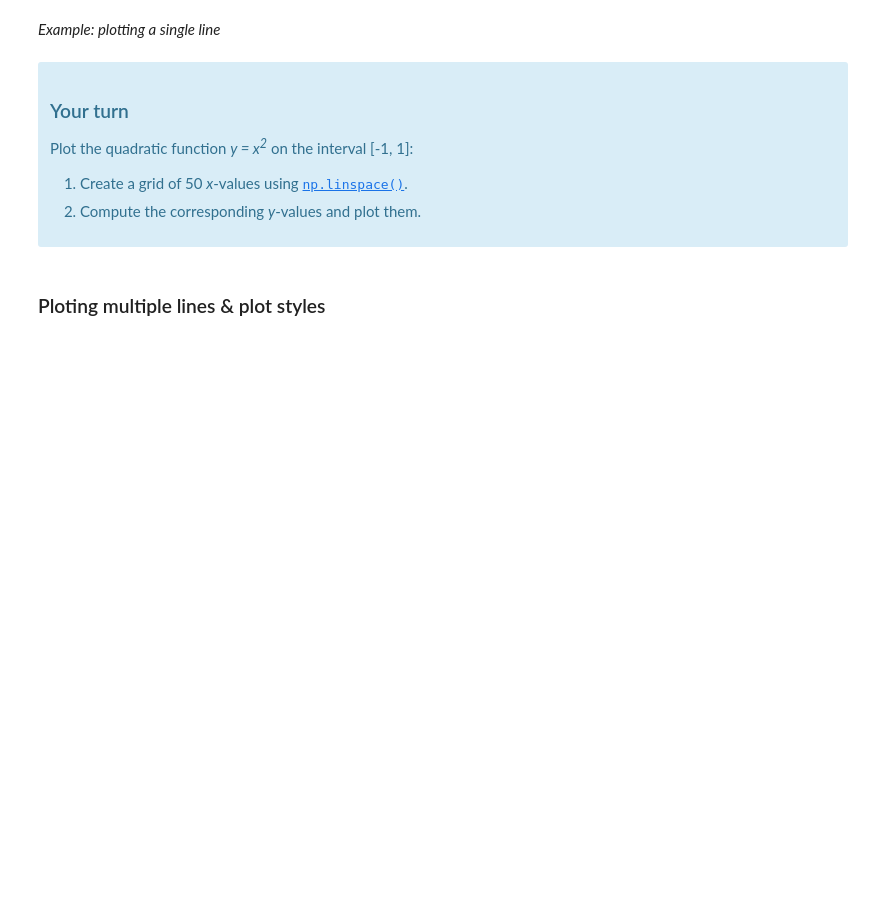
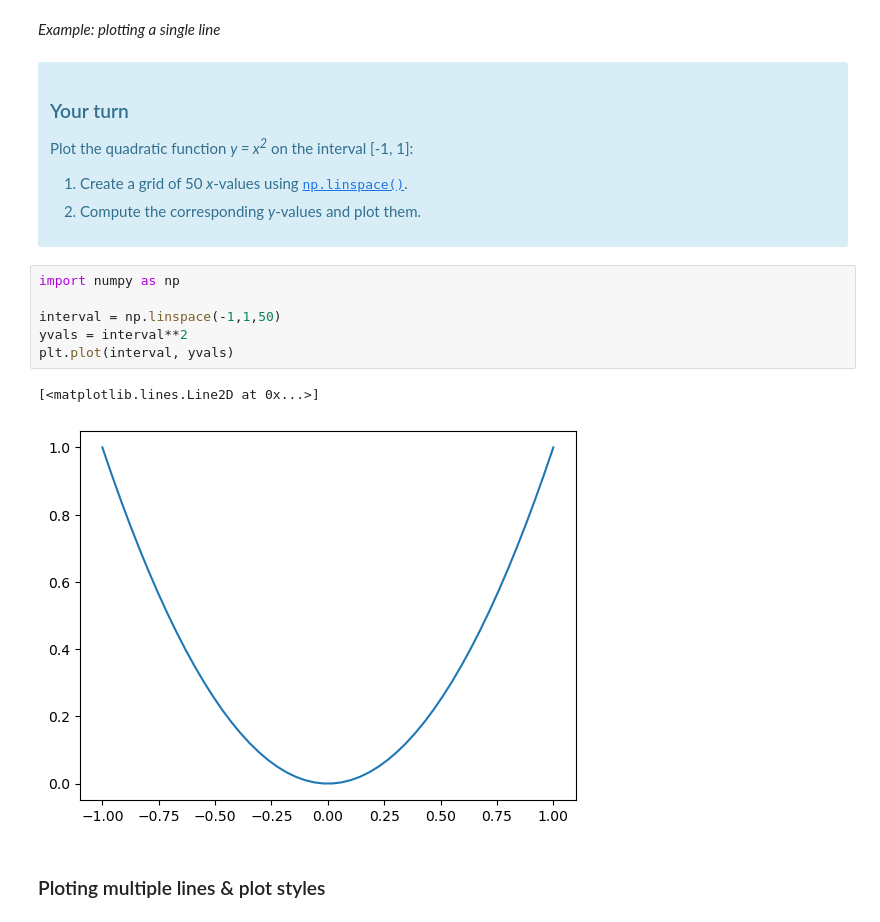
Before and after one commit to vladgalan/TECH2-H25, a Jupyter notebook: lectures/lecture3/lecture3-template-sg.ipynb, the cells around one changed output. Saved outputs shown, nothing was run; the diff lists cells and outputs as text; blank space fills up the shorter version.

```diff
--- a/lectures/lecture3/lecture3-template-sg.ipynb
+++ b/lectures/lecture3/lecture3-template-sg.ipynb
@@ -28,6 +37,15 @@ Plot the quadratic function <i>y = x<sup>2</sup></i> on the interval [-1, 1]:
     <li>Compute the corresponding <i>y</i>-values and plot them.</li>
 </ol>
 </div>
+# %%
+import numpy as np
+
+interval = np.linspace(-1,1,50)
+yvals = interval**2
+plt.plot(interval, yvals)
+# %% [output]
+[<matplotlib.lines.Line2D at 0x...>]
+[figure, added]
 # %% [markdown]
 ### Ploting multiple lines & plot styles
 # %% [markdown]
```
Also changed, not shown: parts of 15 cells of this notebook, 4 other files.
